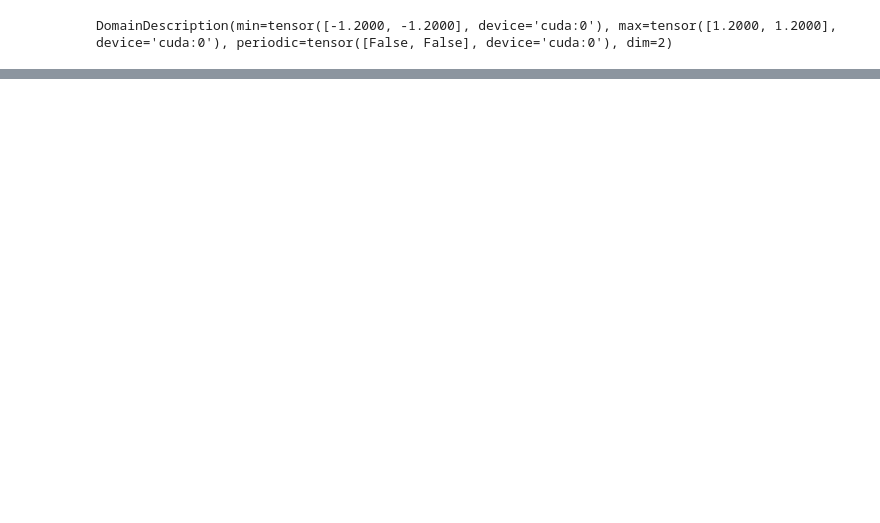
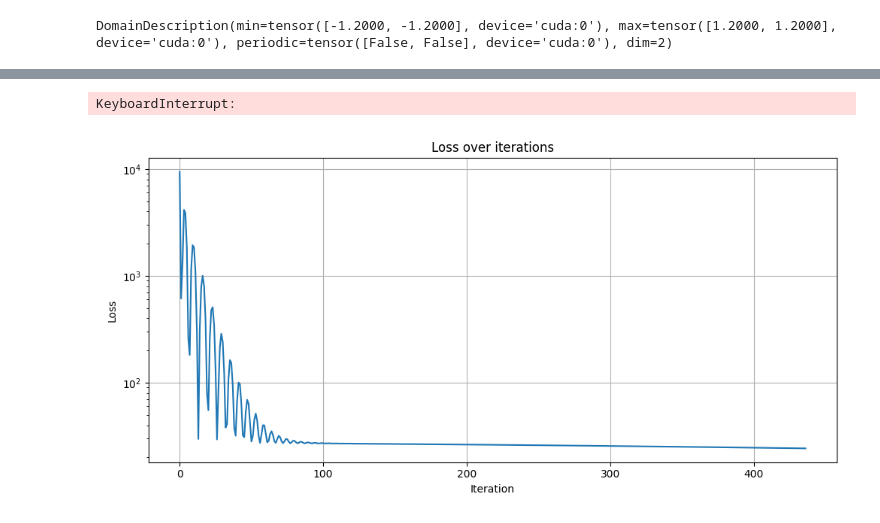
Before and after one commit to wi-re/dataLoader, a Jupyter notebook: Untitled-1.ipynb, the cells around one changed output, grey strips where cells are left out. Cells and saved outputs as stored; diff of their text form; code cells hidden in the pictures; blank space fills up the shorter version.

```diff
--- a/Untitled-1.ipynb
+++ b/Untitled-1.ipynb
@@ -194,0 +272,80 @@ fig.tight_layout()
+# %%
+testLayer = BasisConvLayer(
+    inputFeatures = 1,
+    outputFeatures = 1,
+    dim = domains[0].dim,
+
+    basisTerms = 16,
+    basisFunction = 'chebyshev',
+    basisPeriodicity = False,
+
+    biasActive= False,
+    cutlassBatchSize= 16,
+
+    mode = 'conv'
+).to('cuda', dtype = torch.float32)
+
+optimizer = torch.optim.Adam(testLayer.parameters(), lr=1e-3)
+
+losses = []
+
+for i in (tq := tqdm(range(1000))):
+    try:
+        batch = next(datasetIter)
+    except StopIteration:
+        datasetIter = iter(datasetLoader)
+        batch = next(datasetIter)
+
+    priorStates, currentStates, trajectoryStates, domains, configs = loadBatch(dataset, nextData, configuration, device = 'cuda', dtype = torch.float32)
+    neighborhoods = []
+    for state, domain, config in zip(currentStates, domains, configs):
+        neighborhood = neighborSearch(state, domain, config)
+        neighborhoods.append(neighborhood)
+
+    inputFeatures = torch.ones_like(currentStates[0].densities).unsqueeze(-1)
+
+    filteredNeighborhood = filterNeighborhoodByKind(currentStates[0], neighborhoods[0], 'noghost')
+    edge_index = torch.stack([filteredNeighborhood.row, filteredNeighborhood.col])
+    # print(edge_index.shape)
+
+    rij, xij_, h_i, h_j = evalDistanceTensor(filteredNeighborhood)
+    edge_attr = xij_
+
+
+
+    optimizer.zero_grad()
+    out, _ = testLayer(
+        x = [inputFeatures, inputFeatures],
+        edge_index = edge_index,
+        edge_attr = edge_attr,
+        batches = 1,
+    )
+
+    rho = evalDensity(currentStates[0], filteredNeighborhood, domains[0], configs[0])
+    gt = rho / configs[0]['fluid']['rho0']
+    gt = gt.reshape(-1, 1)
+
+    error = gt - out
+    error = error[currentStates[0].kinds == 0]
+
+    loss = torch.sum(error ** 2)
+    loss.backward()
+    optimizer.step()
+    tq.set_description(f'Loss: {loss.item():.4f} [{batch}], Density: {torch.mean(gt):.4f} +- {torch.std(gt):.4f}, Output: {torch.mean(out):.4f} +- {torch.std(out):.4f}')
+    losses.append(loss.item())
+    # print('Loss: ', loss)
+# %% [output]
+KeyboardInterrupt:
+# %%
+fig, axis = plt.subplots(1, 1, figsize=(10, 5), squeeze = False)
+
+axis[0,0].plot(losses)
+axis[0,0].set_title('Loss over iterations')
+axis[0,0].set_xlabel('Iteration')
+axis[0,0].set_ylabel('Loss')
+
+axis[0,0].grid(True)
+axis[0,0].set_yscale('log')
+fig.tight_layout()
+# %% [output]
+[figure, added]
```
Also changed, not shown: parts of 12 cells of this notebook.
